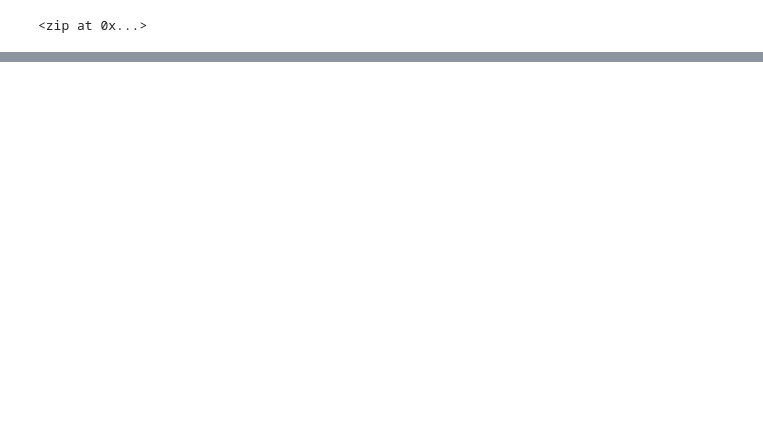
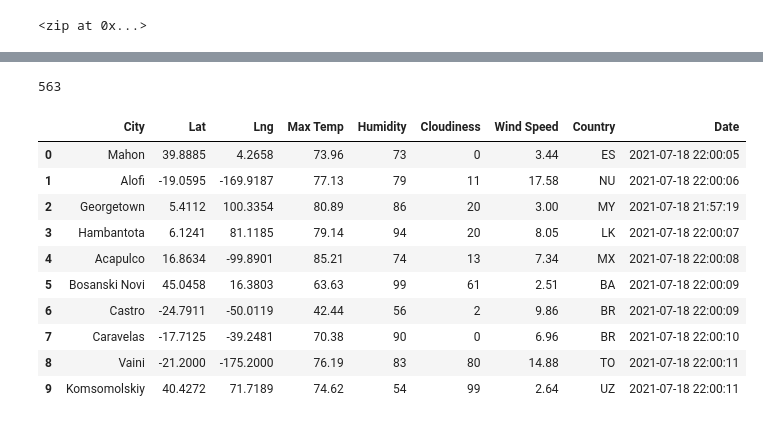
Before and after one commit to samanthajpv/World_Weather_Analysis, a Jupyter notebook: WeatherPy.ipynb, the cells around one changed output, grey strips where cells are left out. Drawn from its saved outputs; the diff is of its cells as text; code cells hidden in the pictures; blank space fills up the shorter version.

Commit message:
modify .gitignore and WeatherPy.ipynb

```diff
--- a/WeatherPy.ipynb
+++ b/WeatherPy.ipynb
@@ -33,0 +40,3 @@ len(cities)
+# %%
+# Starting URL for Weather Map API Call.
+url = "http://api.openweathermap.org/data/2.5/weather?units=Imperial&APPID=" + weather_api_key
@@ -33,0 +124,20 @@ len(cities)
+# %%
+len(city_data)
+# %% [output]
+563
+# %%
+# Convert the array of dictionaries to a Pandas DataFrame.
+city_data_df = pd.DataFrame(city_data)
+city_data_df.head(10)
+# %% [output]
+|  | City | Lat | Lng | Max Temp | Humidity | Cloudiness | Wind Speed | Country | Date |
+| 0 | Mahon | 39.8885 | 4.2658 | 73.96 | 73 | 0 | 3.44 | ES | 2021-07-18 22:00:05 |
+| 1 | Alofi | -19.0595 | -169.9187 | 77.13 | 79 | 11 | 17.58 | NU | 2021-07-18 22:00:06 |
+| 2 | Georgetown | 5.4112 | 100.3354 | 80.89 | 86 | 20 | 3.00 | MY | 2021-07-18 21:57:19 |
+| 3 | Hambantota | 6.1241 | 81.1185 | 79.14 | 94 | 20 | 8.05 | LK | 2021-07-18 22:00:07 |
+| 4 | Acapulco | 16.8634 | -99.8901 | 85.21 | 74 | 13 | 7.34 | MX | 2021-07-18 22:00:08 |
+| 5 | Bosanski Novi | 45.0458 | 16.3803 | 63.63 | 99 | 61 | 2.51 | BA | 2021-07-18 22:00:09 |
+| 6 | Castro | -24.7911 | -50.0119 | 42.44 | 56 | 2 | 9.86 | BR | 2021-07-18 22:00:09 |
+| 7 | Caravelas | -17.7125 | -39.2481 | 70.38 | 90 | 0 | 6.96 | BR | 2021-07-18 22:00:10 |
+| 8 | Vaini | -21.2000 | -175.2000 | 76.19 | 83 | 80 | 14.88 | TO | 2021-07-18 22:00:11 |
+| 9 | Komsomolskiy | 40.4272 | 71.7189 | 74.62 | 54 | 99 | 2.64 | UZ | 2021-07-18 22:00:11 |
```
Also changed, not shown: parts of 6 cells of this notebook, 1 other file.
